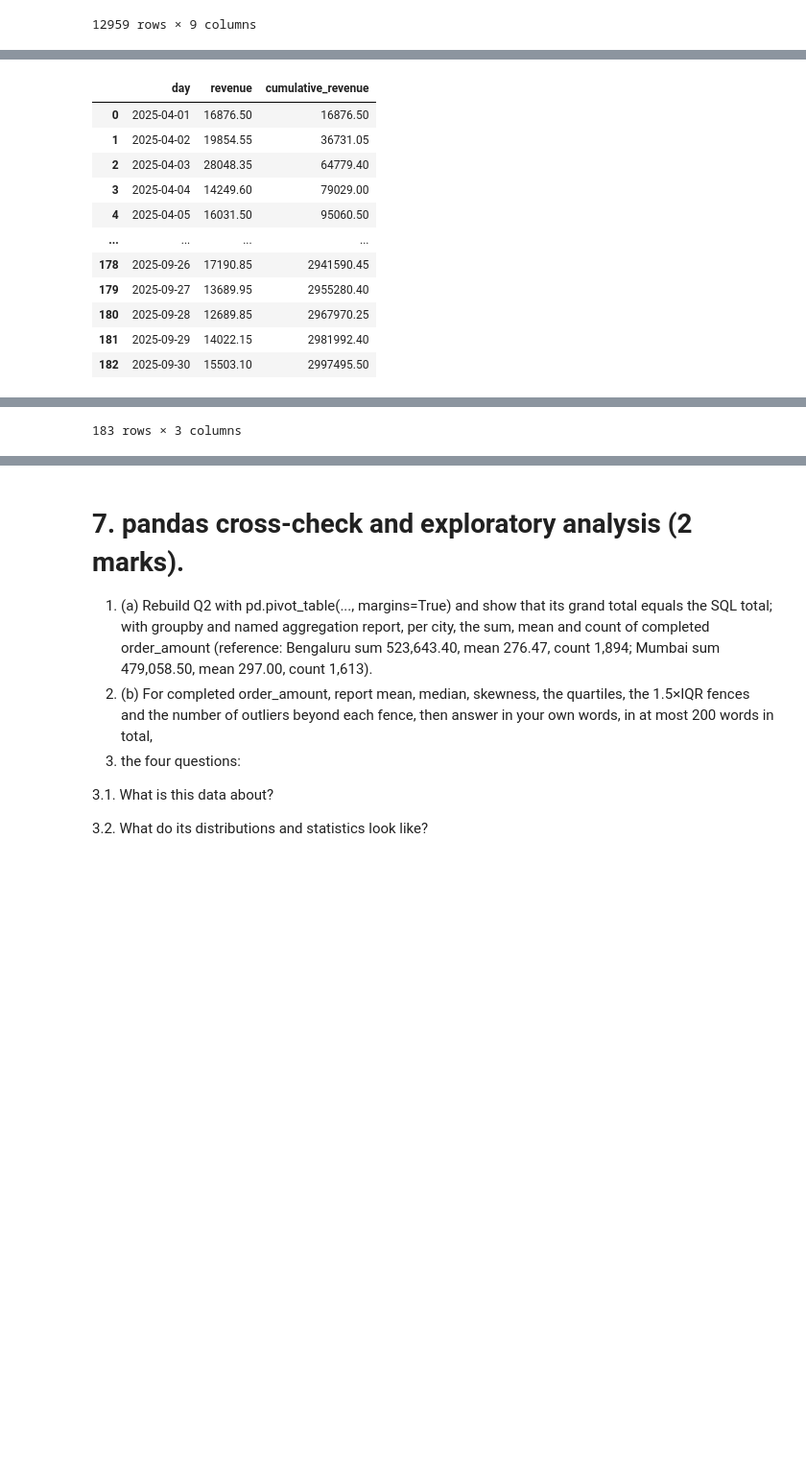
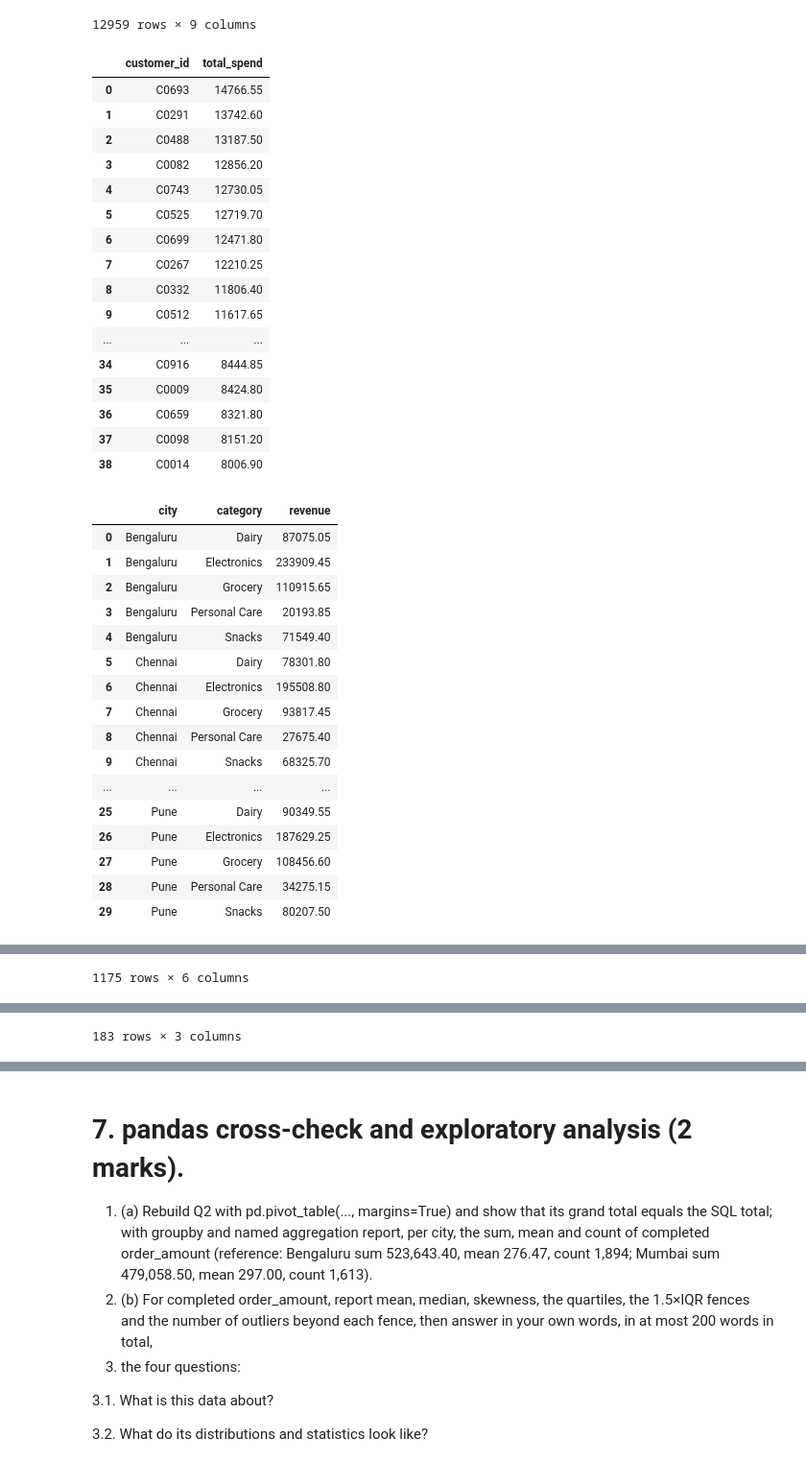
Before and after one commit to Praveenkumarasdeveloper/Instamart_Copilot, a Jupyter notebook: Part_A_SQL_Database.ipynb, the cells around one changed output, grey strips where cells are left out. Shown at 96% size. Drawn from its saved outputs; the diff is of its cells as text; code cells hidden in the pictures; blank space fills up the shorter version.

```diff
--- a/Part_A_SQL_Database.ipynb
+++ b/Part_A_SQL_Database.ipynb
@@ -180,15 +206,20 @@ order_db
 # Q_1 _ WHERE then HAVING
 
 query_1 = pd.read_sql_query(
-                            """
-                            SELECT customer_id, SUM(order_amount) AS spend_over_500
-                            FROM orders WHERE status='completed' AND order_amount > 500
-                            GROUP BY customer_id HAVING SUM(order_amount) > 8000;
-                            """,
-                            conn
-        )
+    """
+    SELECT
+        customer_id,
+        ROUND(SUM(order_amount), 2) AS total_spend
+    FROM orders
+    WHERE status = 'completed'
+    GROUP BY customer_id
+    HAVING SUM(order_amount) > 8000
+    ORDER BY total_spend DESC;
+    """,
+    conn
+)
 
-print(query_1)
+display(query_1)
 # Q2 — three-table join.
 
 query_2 = pd.read_sql_query(
@@ -201,7 +232,7 @@ query_2 = pd.read_sql_query(
                             conn
             )
 
-print(query_2)
+display(query_2)
 
 # Q3: products above average catalogue price
 
@@ -213,7 +244,7 @@ query_3 = pd.read_sql_query(
                             conn
             )
 
-print(query_3)
+display(query_3)
 
 # Q4: customers without completed orders
 
@@ -226,6 +257,7 @@ query_4 = pd.read_sql_query(
                         conn
         )
 
+display(query_4)
 
 # -- Q5: CTE for above-average customer spend
 
@@ -242,7 +274,7 @@ query_5 = pd.read_sql_query(
                             conn
         )
 
-print(query_5)
+display(query_5)
 
 # -- Q6: ranking window functions within city
 
@@ -251,31 +283,65 @@ query_6 = pd.read_sql_query(
                             WITH spend AS (
                              SELECT c.customer_id,c.city,SUM(o.order_amount) AS total_spend
                              FROM customers c JOIN orders o USING(customer_id)
                              WHERE o.status='completed' GROUP BY c.customer_id,c.city
                             )
                             SELECT *, RANK() OVER(PARTITION BY city ORDER BY total_spend DESC) AS spend_rank,
                              DENSE_RANK() OVER(PARTITION BY city ORDER BY total_spend DESC) AS dense_rank,
                              ROW_NUMBER() OVER(PARTITION BY city ORDER BY total_spend DESC) AS row_num
                             FROM spend;
                             """,
                             conn
         )
 
-print(query_6)
+display(query_6)
 
 # -- Q7: daily running total
 
 query_7 = pd.read_sql_query(
                             """
                             WITH daily AS (
                              SELECT substr(order_ts,1,10) AS day,SUM(order_amount) AS revenue
                              FROM orders WHERE status='completed' GROUP BY substr(order_ts,1,10)
                             )
                             SELECT day,revenue,SUM(revenue) OVER(ORDER BY day ROWS BETWEEN UNBOUNDED PRECEDING AND CURRENT ROW) AS cumulative_revenue
                             FROM daily ORDER BY day;
                             """,
                             conn
         )
 
 display(query_7)
 # %% [output]
+|  | customer_id | total_spend |
+| 0 | C0693 | 14766.55 |
+| 1 | C0291 | 13742.60 |
+| 2 | C0488 | 13187.50 |
+| 3 | C0082 | 12856.20 |
+| 4 | C0743 | 12730.05 |
+| 5 | C0525 | 12719.70 |
+| 6 | C0699 | 12471.80 |
+| 7 | C0267 | 12210.25 |
+| 8 | C0332 | 11806.40 |
+| 9 | C0512 | 11617.65 |
+| ... | ... | ... |
+| 34 | C0916 | 8444.85 |
+| 35 | C0009 | 8424.80 |
+| 36 | C0659 | 8321.80 |
+| 37 | C0098 | 8151.20 |
+| 38 | C0014 | 8006.90 |
+|  | city | category | revenue |
+| 0 | Bengaluru | Dairy | 87075.05 |
+| 1 | Bengaluru | Electronics | 233909.45 |
+| 2 | Bengaluru | Grocery | 110915.65 |
+| 3 | Bengaluru | Personal Care | 20193.85 |
+| 4 | Bengaluru | Snacks | 71549.40 |
+| 5 | Chennai | Dairy | 78301.80 |
+| 6 | Chennai | Electronics | 195508.80 |
+| 7 | Chennai | Grocery | 93817.45 |
+| 8 | Chennai | Personal Care | 27675.40 |
+| 9 | Chennai | Snacks | 68325.70 |
+| ... | ... | ... | ... |
+| 25 | Pune | Dairy | 90349.55 |
+| 26 | Pune | Electronics | 187629.25 |
+| 27 | Pune | Grocery | 108456.60 |
+| 28 | Pune | Personal Care | 34275.15 |
+| 29 | Pune | Snacks | 80207.50 |
@@ -299,12 +389,0 @@ display(query_7)
-|  | day | revenue | cumulative_revenue |
-| 0 | 2025-04-01 | 16876.50 | 16876.50 |
-| 1 | 2025-04-02 | 19854.55 | 36731.05 |
-| 2 | 2025-04-03 | 28048.35 | 64779.40 |
-| 3 | 2025-04-04 | 14249.60 | 79029.00 |
-| 4 | 2025-04-05 | 16031.50 | 95060.50 |
-| ... | ... | ... | ... |
-| 178 | 2025-09-26 | 17190.85 | 2941590.45 |
-| 179 | 2025-09-27 | 13689.95 | 2955280.40 |
-| 180 | 2025-09-28 | 12689.85 | 2967970.25 |
-| 181 | 2025-09-29 | 14022.15 | 2981992.40 |
-| 182 | 2025-09-30 | 15503.10 | 2997495.50 |
@@ -311 +402 @@ display(query_7)
-183 rows × 3 columns
+1175 rows × 6 columns
@@ -311,0 +415 @@ display(query_7)
+183 rows × 3 columns
```
Also changed, not shown: parts of 28 cells of this notebook, 7 other files.
